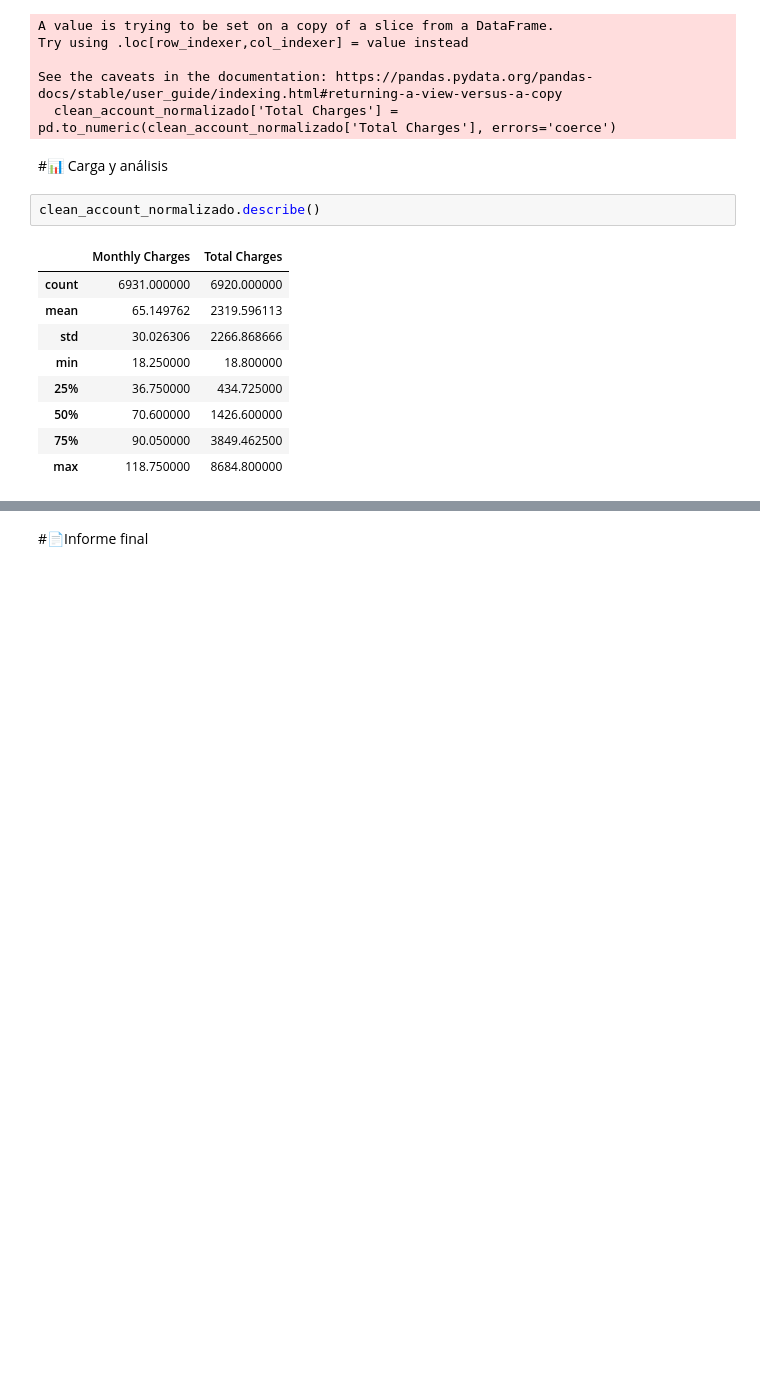
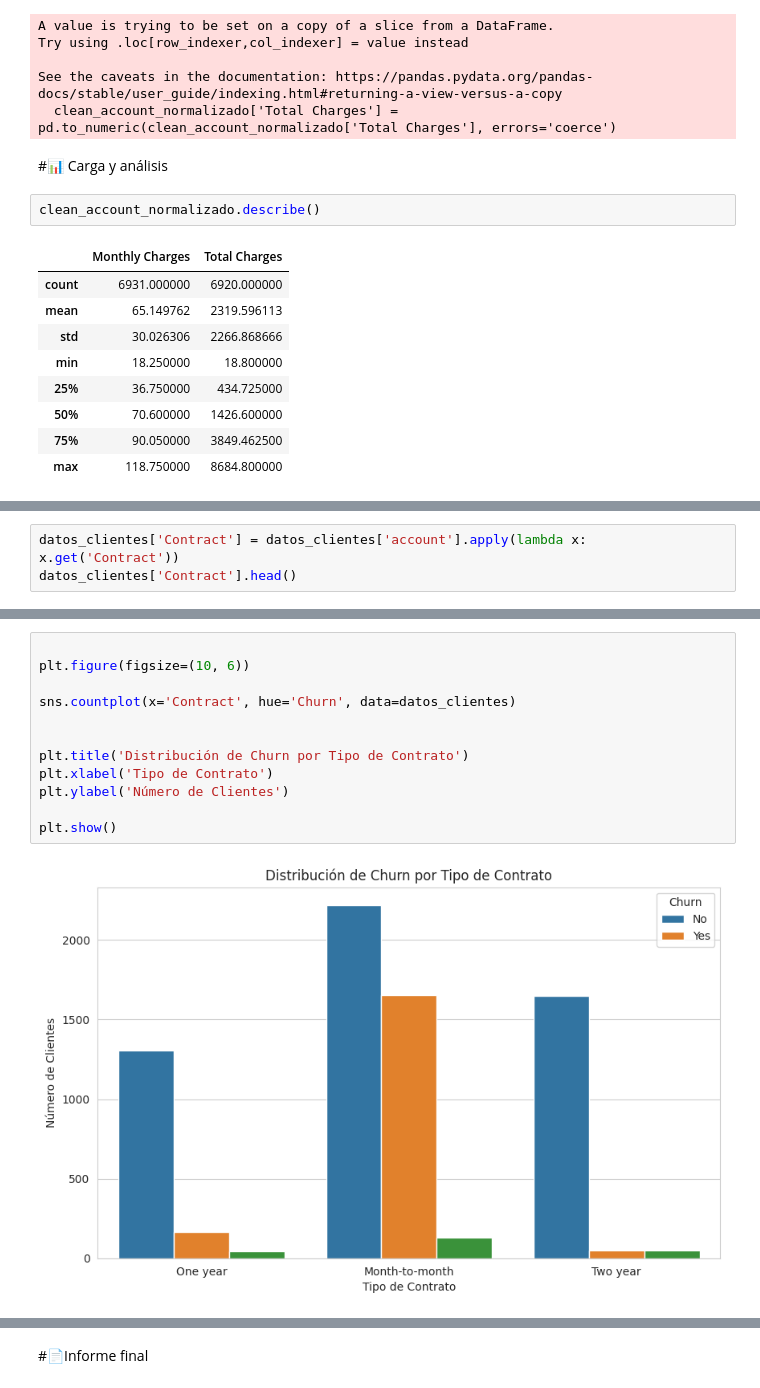
Before and after one commit to AllanFuChao/challenge-telecomx_latam, a Jupyter notebook: TelecomX_LATAM.ipynb, the cells around one changed output, grey strips where cells are left out. Saved outputs shown, nothing was run; the diff lists cells and outputs as text; blank space fills up the shorter version.

```diff
--- a/TelecomX_LATAM.ipynb
+++ b/TelecomX_LATAM.ipynb
@@ -335,0 +368,3 @@ plt.show()
+# %%
+datos_clientes['Contract'] = datos_clientes['account'].apply(lambda x: x.get('Contract'))
+datos_clientes['Contract'].head()
@@ -335,0 +379,14 @@ plt.show()
+# %%
+
+plt.figure(figsize=(10, 6))
+
+sns.countplot(x='Contract', hue='Churn', data=datos_clientes)
+
+
+plt.title('Distribución de Churn por Tipo de Contrato')
+plt.xlabel('Tipo de Contrato')
+plt.ylabel('Número de Clientes')
+
+plt.show()
+# %% [output]
+[figure, added]
```
Also changed, not shown: parts of 13 cells of this notebook.
